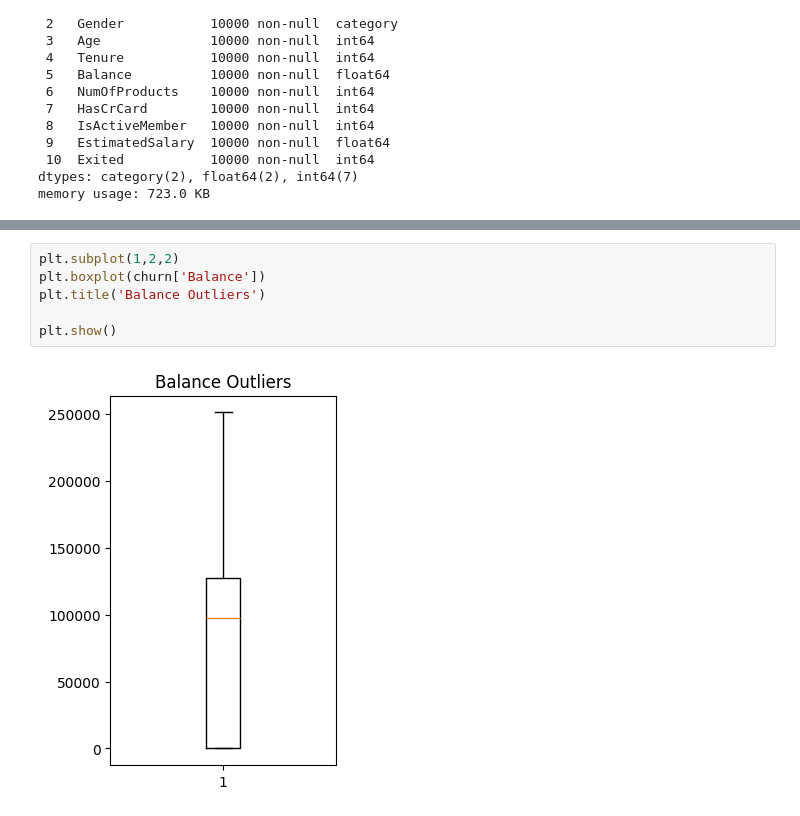
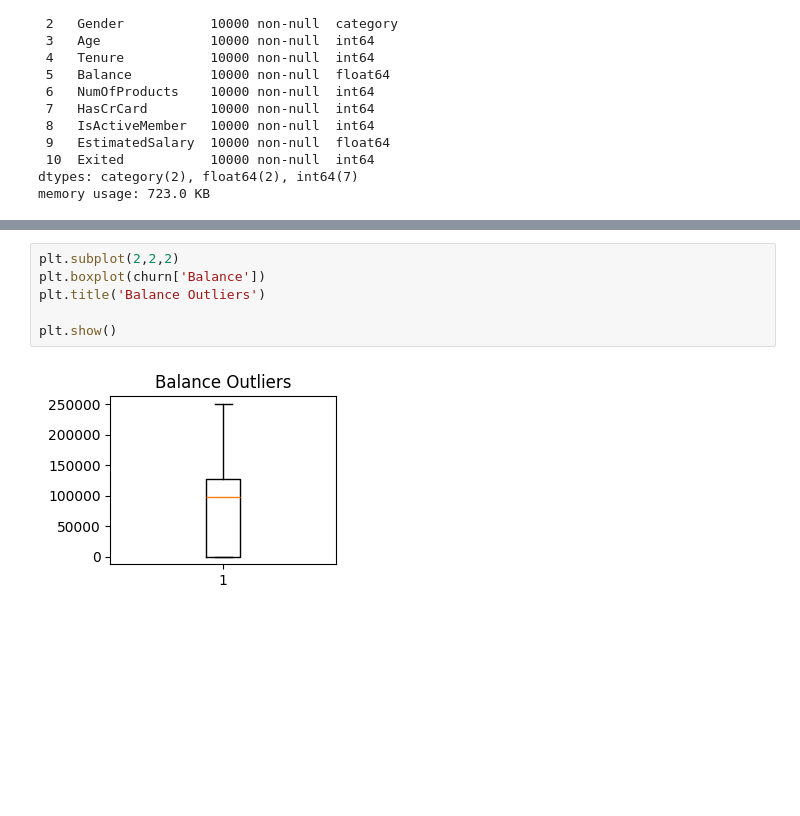
Before and after one commit to ZainabManzoorr/Financial-Risk-and-Customer-Retention-Modelling, a Jupyter notebook: data_explore.ipynb, the cells around one changed output, grey strips where cells are left out. Cells and saved outputs as stored; diff of their text form; blank space fills up the shorter version.

```diff
--- a/data_explore.ipynb
+++ b/data_explore.ipynb
@@ -135,9 +135,9 @@ plt.show()
 # %%
-plt.subplot(1,2,2)
+plt.subplot(2,2,2)
 plt.boxplot(churn['Balance'])
 plt.title('Balance Outliers')
 
 plt.show()
 # %% [output]
-[figure, old version]
+[figure, new version]
 # %%
```
Also changed, not shown: parts of 4 cells of this notebook.
